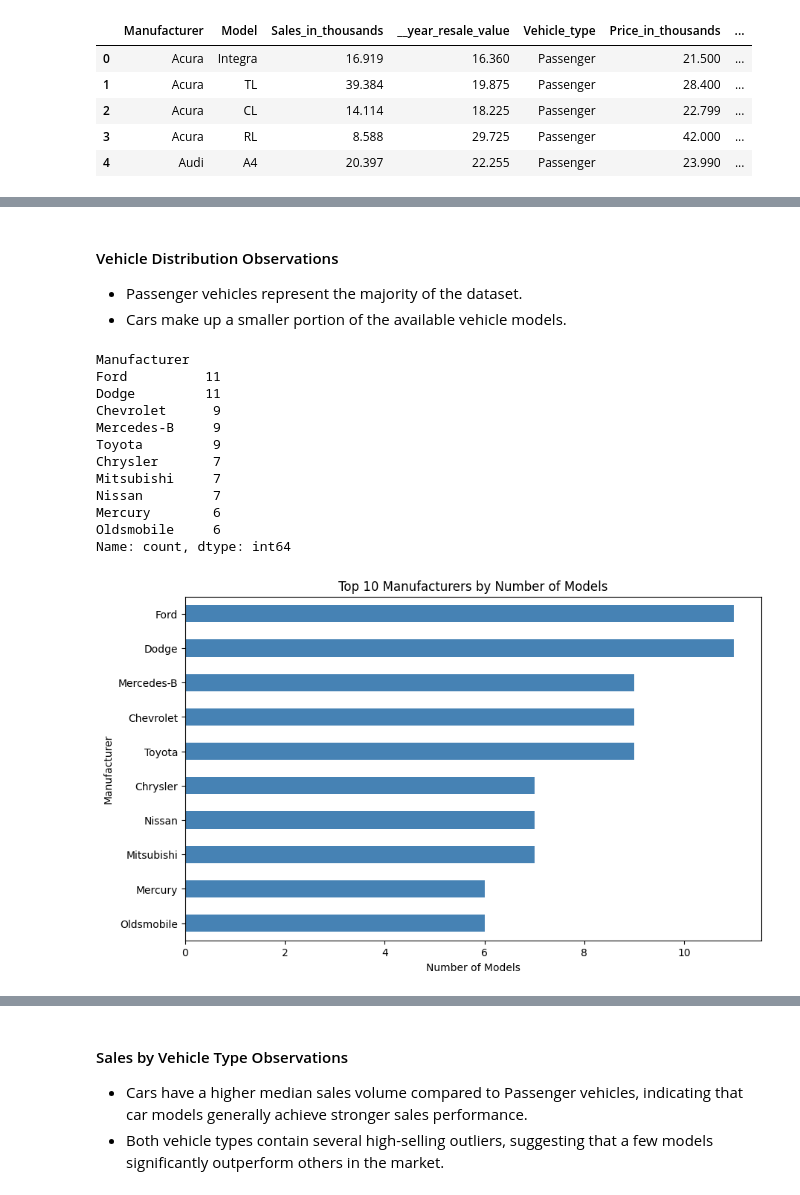
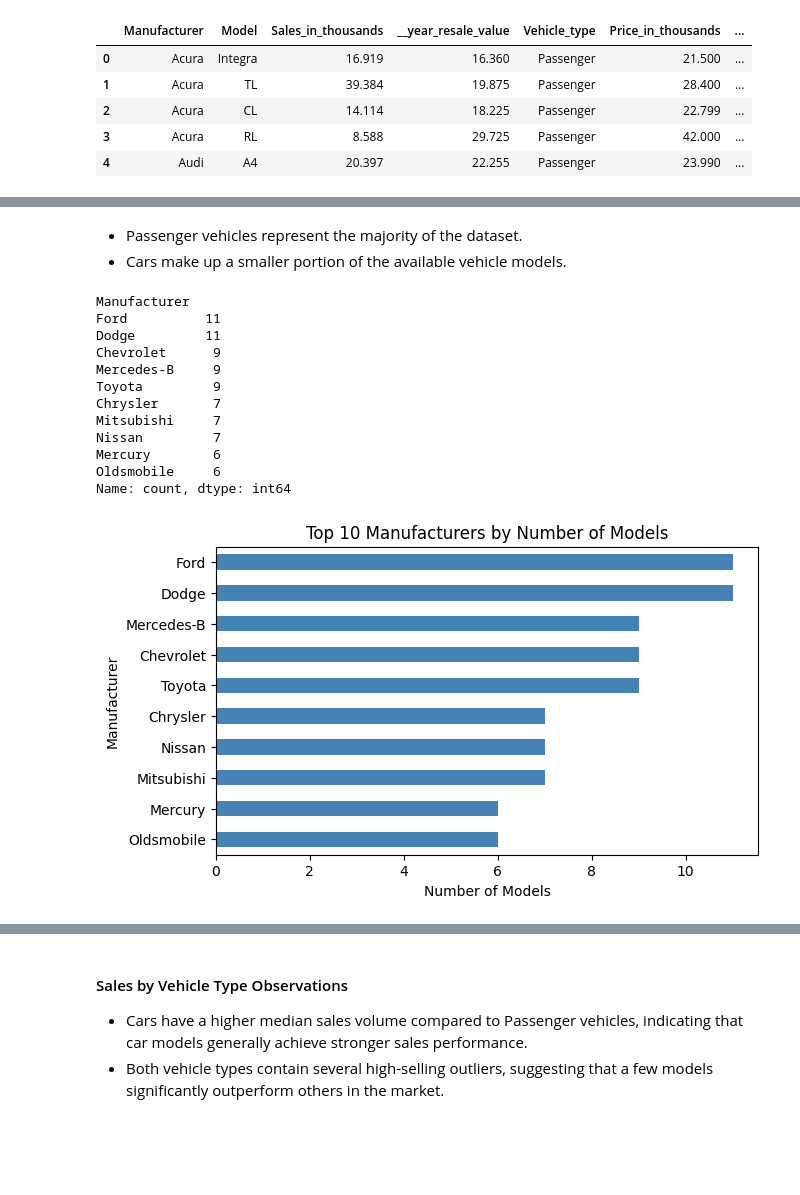
Before and after one commit to nnitika25-png/Car_sales, a Jupyter notebook: notebooks/03_Exploratory_Data_Analysis.ipynb, the cells around one changed output, grey strips where cells are left out. Cells and saved outputs as stored; diff of their text form; code cells hidden in the pictures; blank space fills up the shorter version.

```diff
--- a/notebooks/03_Exploratory_Data_Analysis.ipynb
+++ b/notebooks/03_Exploratory_Data_Analysis.ipynb
@@ -155,32 +144,30 @@ Name: count, dtype: int64
 # %% [markdown]
-#### Vehicle Distribution Observations
-
 - Passenger vehicles represent the majority of the dataset.
 - Cars make up a smaller portion of the available vehicle models.
 # %%
 # Top manufacturers by number of models
 
 manufacturer_counts = df["Manufacturer"].value_counts().head(10)
 display(manufacturer_counts)
 
-plt.figure(figsize=(10, 6))
+plt.figure(figsize=(7, 4))
 manufacturer_counts.sort_values().plot(kind="barh", color="steelblue")
 plt.title("Top 10 Manufacturers by Number of Models")
 plt.xlabel("Number of Models")
 plt.ylabel("Manufacturer")
 plt.show()
 # %% [output]
 Manufacturer
 Ford          11
 Dodge         11
 Chevrolet      9
 Mercedes-B     9
 Toyota         9
 Chrysler       7
 Mitsubishi     7
 Nissan         7
 Mercury        6
 Oldsmobile     6
 Name: count, dtype: int64
-[figure, old version]
+[figure, new version]
 # %% [markdown]
```
Also changed, not shown: parts of 11 cells of this notebook.
